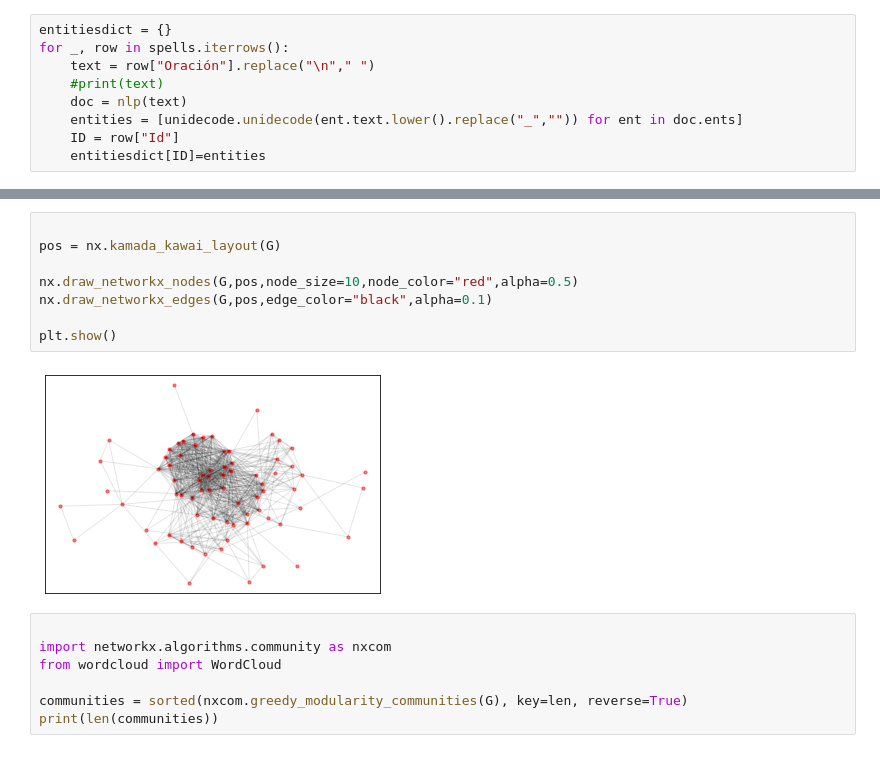
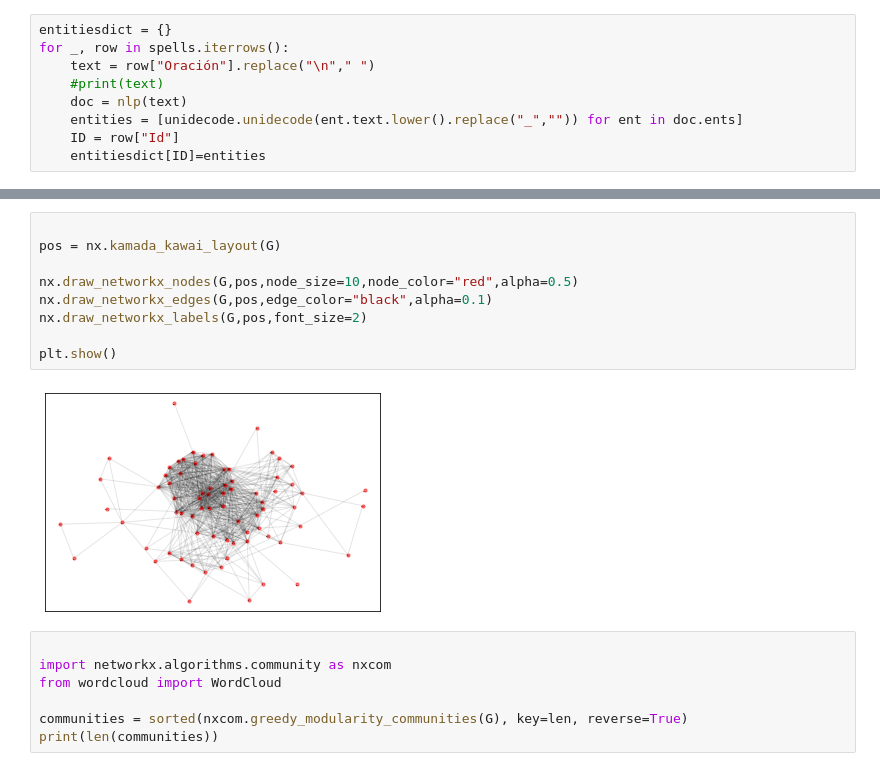
Before and after one commit to roicort/DarkMagic, a Jupyter notebook: NLP/POS.ipynb, the cells around one changed output, grey strips where cells are left out. Saved outputs shown, nothing was run; the diff lists cells and outputs as text.

```diff
--- a/NLP/POS.ipynb
+++ b/NLP/POS.ipynb
@@ -148,13 +148,14 @@ admat
 # %%
 
 pos = nx.kamada_kawai_layout(G)
 
 nx.draw_networkx_nodes(G,pos,node_size=10,node_color="red",alpha=0.5)
 nx.draw_networkx_edges(G,pos,edge_color="black",alpha=0.1)
+nx.draw_networkx_labels(G,pos,font_size=2)
 
 plt.show()
 # %% [output]
-[figure, old version]
+[figure, new version]
 # %%
 
 import networkx.algorithms.community as nxcom
```
Also changed, not shown: parts of 2 cells of this notebook.
